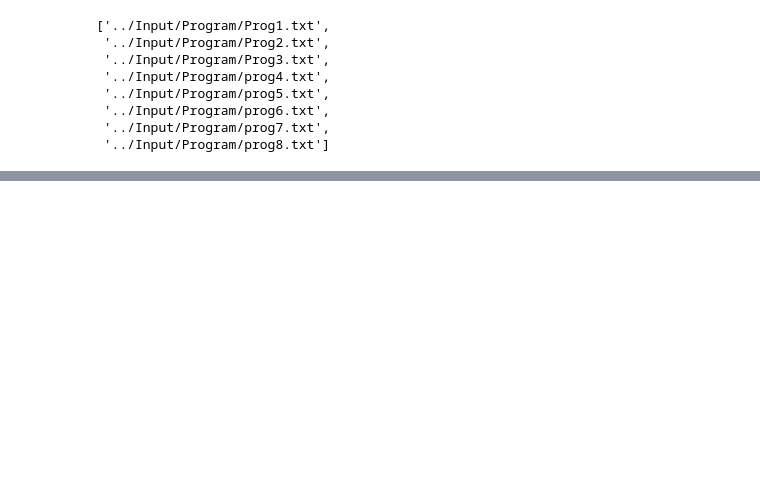
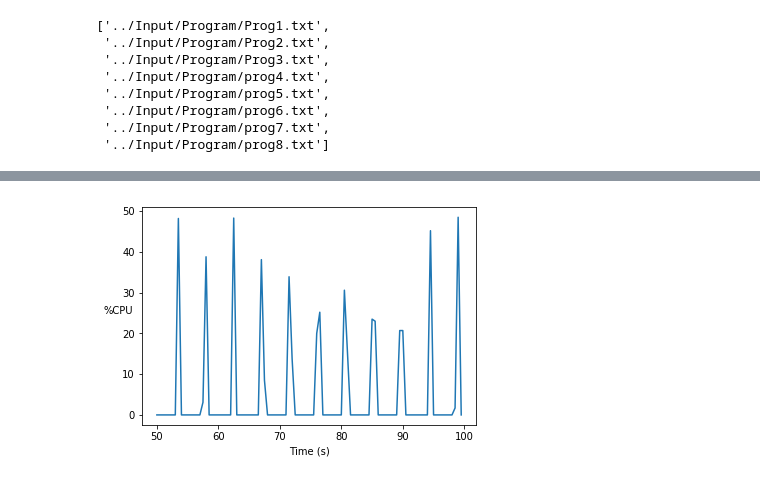
Before and after one commit to ThibaultHuyet/data_parsing, a Jupyter notebook: Notebooks/pandas_testing_top.ipynb, the cells around one changed output, grey strips where cells are left out. Drawn from its saved outputs; the diff is of its cells as text; code cells hidden in the pictures; blank space fills up the shorter version.

```diff
--- a/Notebooks/pandas_testing_top.ipynb
+++ b/Notebooks/pandas_testing_top.ipynb
@@ -140,0 +139,4 @@ cpu_frame, mem_frame = create_dataframe(cpu, mem, pid)
+# %%
+df_len = len(cpu_frame)
+cpu_frame['time'] = pd.Series([x * 0.5 for x in range(df_len)])
+cpu_frame.set_index('time')
@@ -140,0 +163,7 @@ cpu_frame, mem_frame = create_dataframe(cpu, mem, pid)
+# %%
+plt.plot(cpu_frame['time'][100:200], cpu_frame['main'][100:200])
+plt.xlabel('Time (s)')
+plt.ylabel('%CPU', rotation = 0)
+plt.show()
+# %% [output]
+[figure, added]
```
Also changed, not shown: parts of 7 cells of this notebook.
